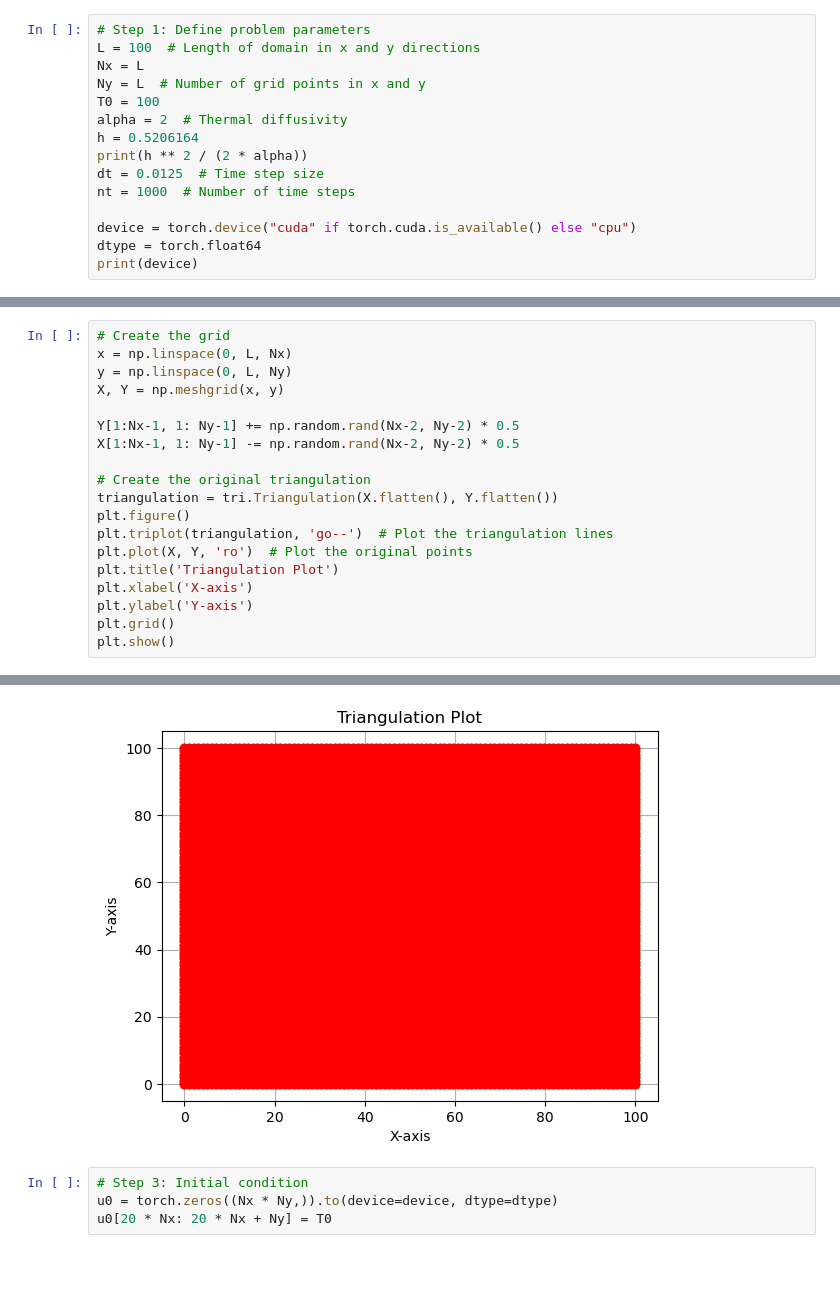
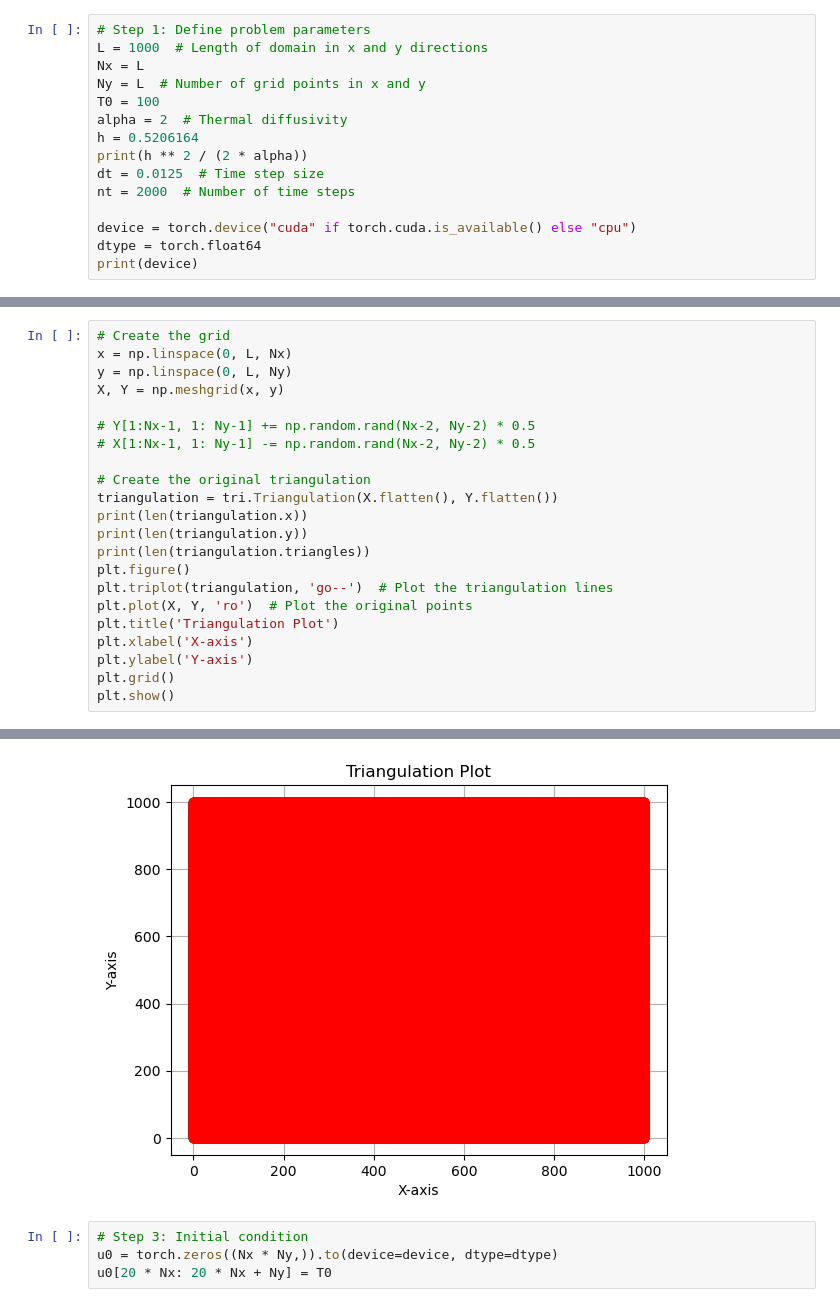
Before and after one commit to sanpinnawala/torchcor, a Jupyter notebook: notebooks/FEM - 2D Heat Equation - PCG - Sparse.ipynb, the cells around one changed output, grey strips where cells are left out. Saved outputs shown, nothing was run; the diff lists cells and outputs as text; blank space fills up the shorter version.

```diff
--- a/notebooks/FEM - 2D Heat Equation - PCG - Sparse.ipynb
+++ b/notebooks/FEM - 2D Heat Equation - PCG - Sparse.ipynb
@@ -8,6 +9,6 @@ from matplotlib.animation import FuncAnimation
 # %%
 # Step 1: Define problem parameters
-L = 100  # Length of domain in x and y directions
+L = 1000  # Length of domain in x and y directions
 Nx = L
 Ny = L  # Number of grid points in x and y
 T0 = 100
@@ -15,7 +16,7 @@ alpha = 2  # Thermal diffusivity
 h = 0.5206164
 print(h ** 2 / (2 * alpha))
 dt = 0.0125  # Time step size
-nt = 1000  # Number of time steps
+nt = 2000  # Number of time steps
 
 device = torch.device("cuda" if torch.cuda.is_available() else "cpu")
 dtype = torch.float64
@@ -94,11 +51,14 @@ x = np.linspace(0, L, Nx)
 y = np.linspace(0, L, Ny)
 X, Y = np.meshgrid(x, y)
 
-Y[1:Nx-1, 1: Ny-1] += np.random.rand(Nx-2, Ny-2) * 0.5
-X[1:Nx-1, 1: Ny-1] -= np.random.rand(Nx-2, Ny-2) * 0.5
+# Y[1:Nx-1, 1: Ny-1] += np.random.rand(Nx-2, Ny-2) * 0.5
+# X[1:Nx-1, 1: Ny-1] -= np.random.rand(Nx-2, Ny-2) * 0.5
 
 # Create the original triangulation
 triangulation = tri.Triangulation(X.flatten(), Y.flatten())
+print(len(triangulation.x))
+print(len(triangulation.y))
+print(len(triangulation.triangles))
 plt.figure()
 plt.triplot(triangulation, 'go--')  # Plot the triangulation lines
 plt.plot(X, Y, 'ro')  # Plot the original points
@@ -111,4 +74,4 @@ plt.show()
-[figure, old version]
+[figure, new version]
 # %%
 # Step 3: Initial condition
 u0 = torch.zeros((Nx * Ny,)).to(device=device, dtype=dtype)
```
Also changed, not shown: parts of 14 cells of this notebook, 2 other files.
